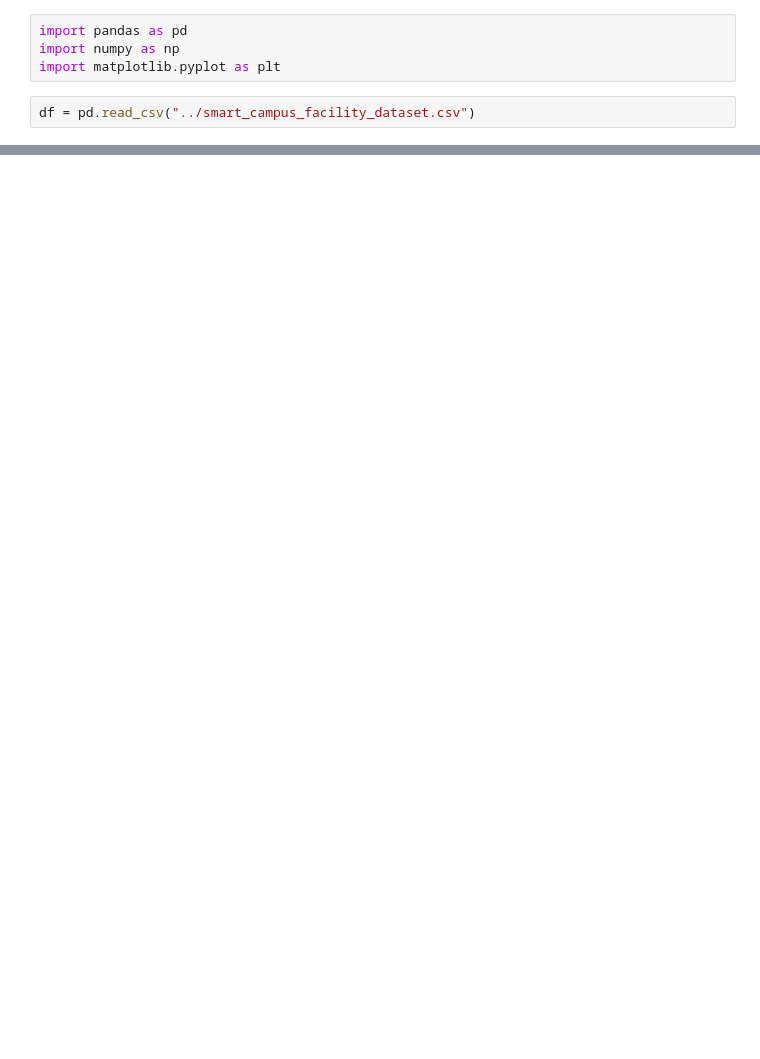
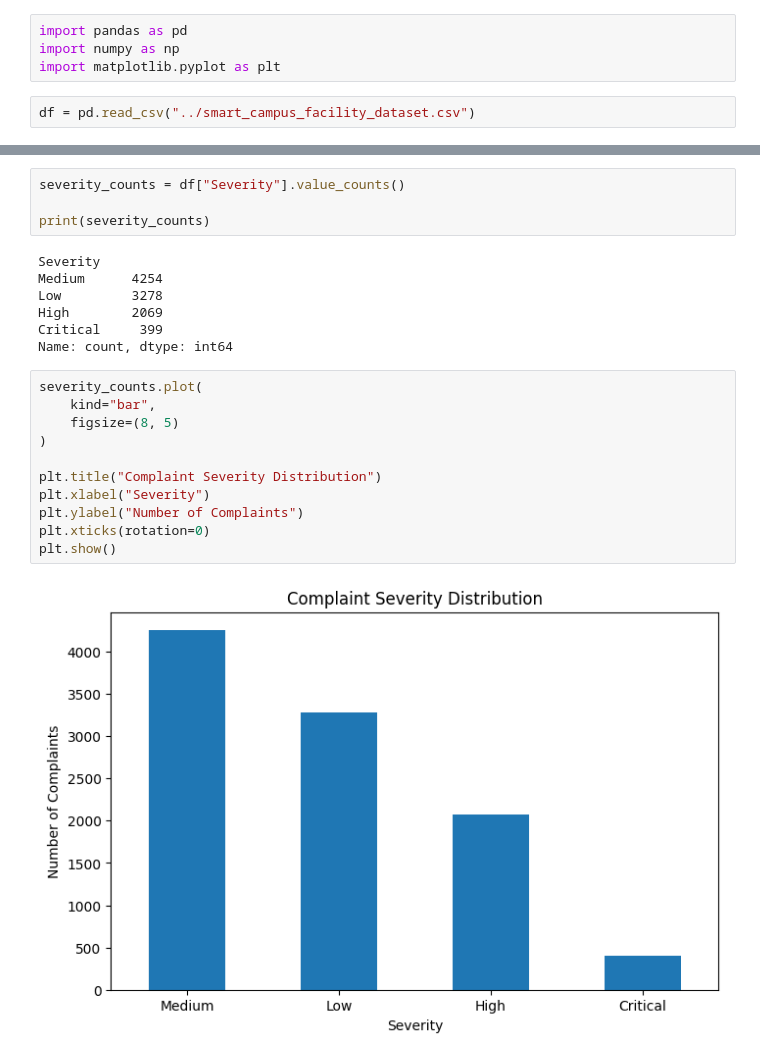
Before and after one commit to abdul-cs24/smart-campus-facility-prediction, a Jupyter notebook: notebooks/01_eda.ipynb, the cells around one changed output, grey strips where cells are left out. Cells and saved outputs as stored; diff of their text form; blank space fills up the shorter version.

```diff
--- a/notebooks/01_eda.ipynb
+++ b/notebooks/01_eda.ipynb
@@ -29,0 +76,24 @@ memory usage: 1.3 MB
+# %%
+severity_counts = df["Severity"].value_counts()
+
+print(severity_counts)
+# %% [output]
+Severity
+Medium      4254
+Low         3278
+High        2069
+Critical     399
+Name: count, dtype: int64
+# %%
+severity_counts.plot(
+    kind="bar",
+    figsize=(8, 5)
+)
+
+plt.title("Complaint Severity Distribution")
+plt.xlabel("Severity")
+plt.ylabel("Number of Complaints")
+plt.xticks(rotation=0)
+plt.show()
+# %% [output]
+[figure, added]
```
Also changed, not shown: parts of 32 cells of this notebook, 12 other files.
